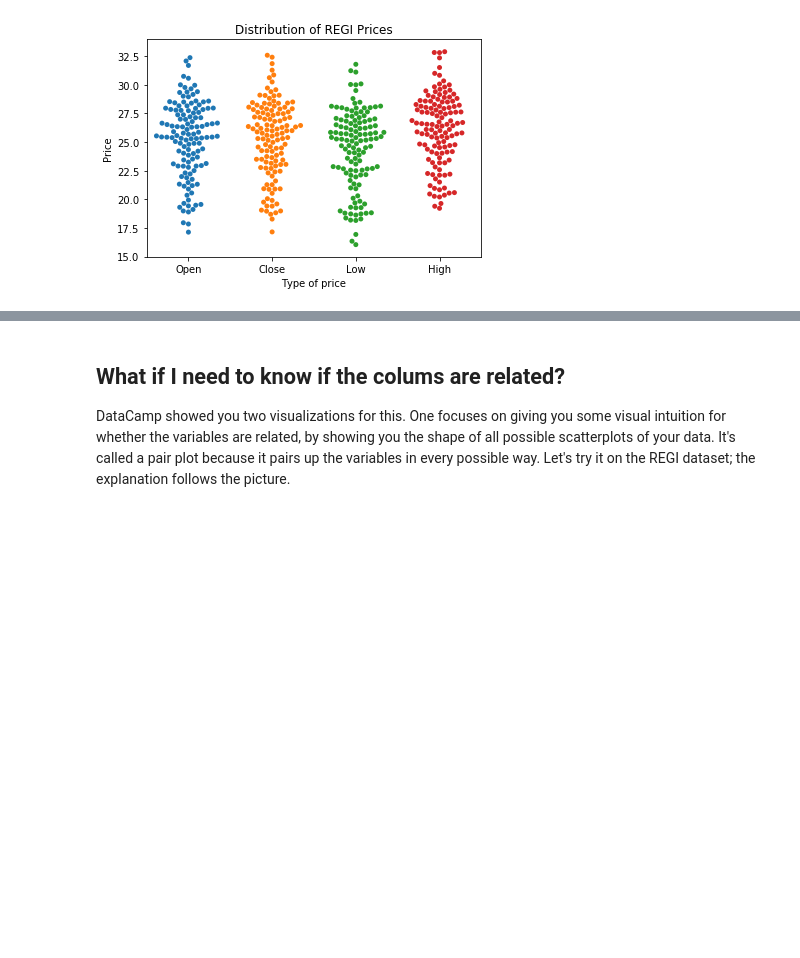
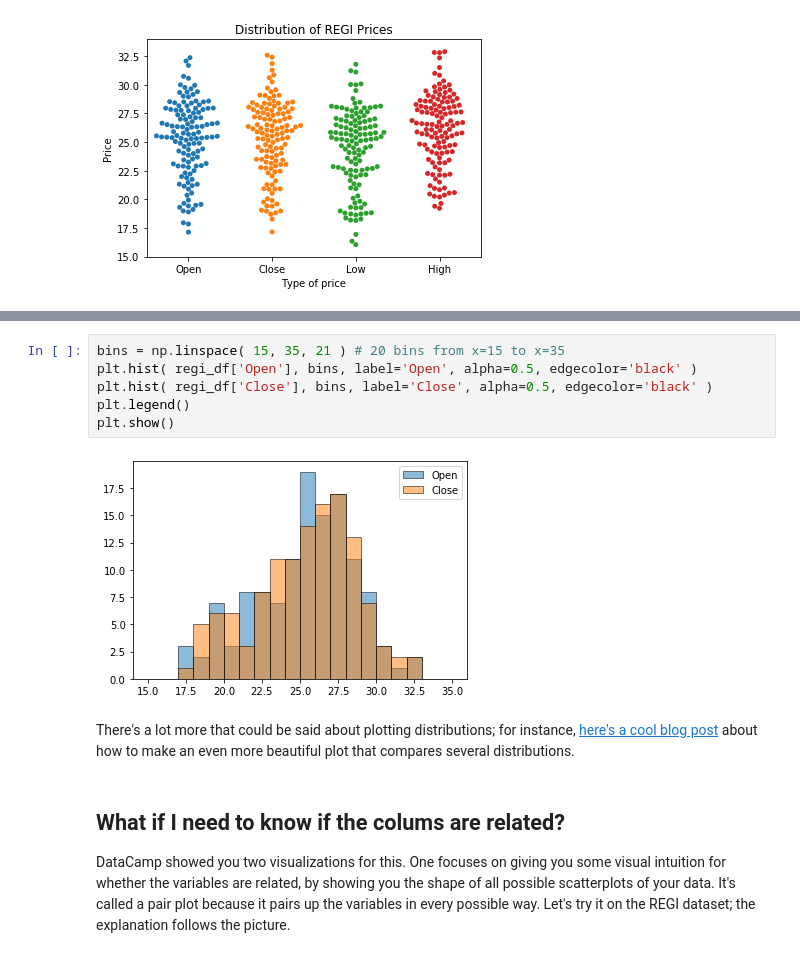
Before and after one commit to nathancarter/MA346-course-notes, a Jupyter notebook: chapter-10-visualization.ipynb, the cells around one changed output, grey strips where cells are left out. Saved outputs shown, nothing was run; the diff lists cells and outputs as text; blank space fills up the shorter version.

```diff
--- a/chapter-10-visualization.ipynb
+++ b/chapter-10-visualization.ipynb
@@ -317,3 +331,13 @@ plt.show()
+# %%
+bins = np.linspace( 15, 35, 21 ) # 20 bins from x=15 to x=35
+plt.hist( regi_df['Open'], bins, label='Open', alpha=0.5, edgecolor='black' )
+plt.hist( regi_df['Close'], bins, label='Close', alpha=0.5, edgecolor='black' )
+plt.legend()
+plt.show()
+# %% [output]
+[figure, added]
+# %% [markdown]
+There's a lot more that could be said about plotting distributions; for instance, [here's a cool blog post](https://towardsdatascience.com/sorry-but-sns-distplot-just-isnt-good-enough-this-is-though-ef2ddbf28078) about how to make an even more beautiful plot that compares several distributions.
 # %% [markdown]
 ## What if I need to know if the colums are related?
 
```
Also changed, not shown: parts of 9 cells of this notebook, 2 other files.
